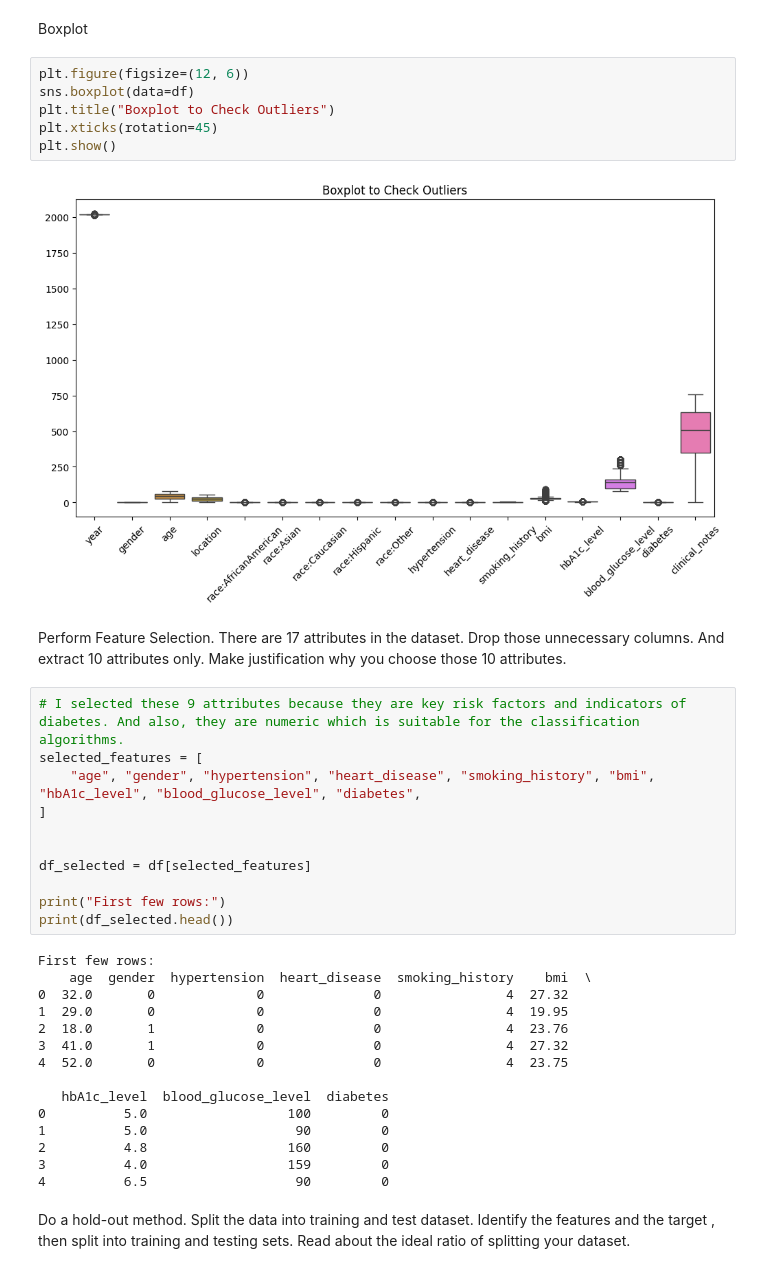
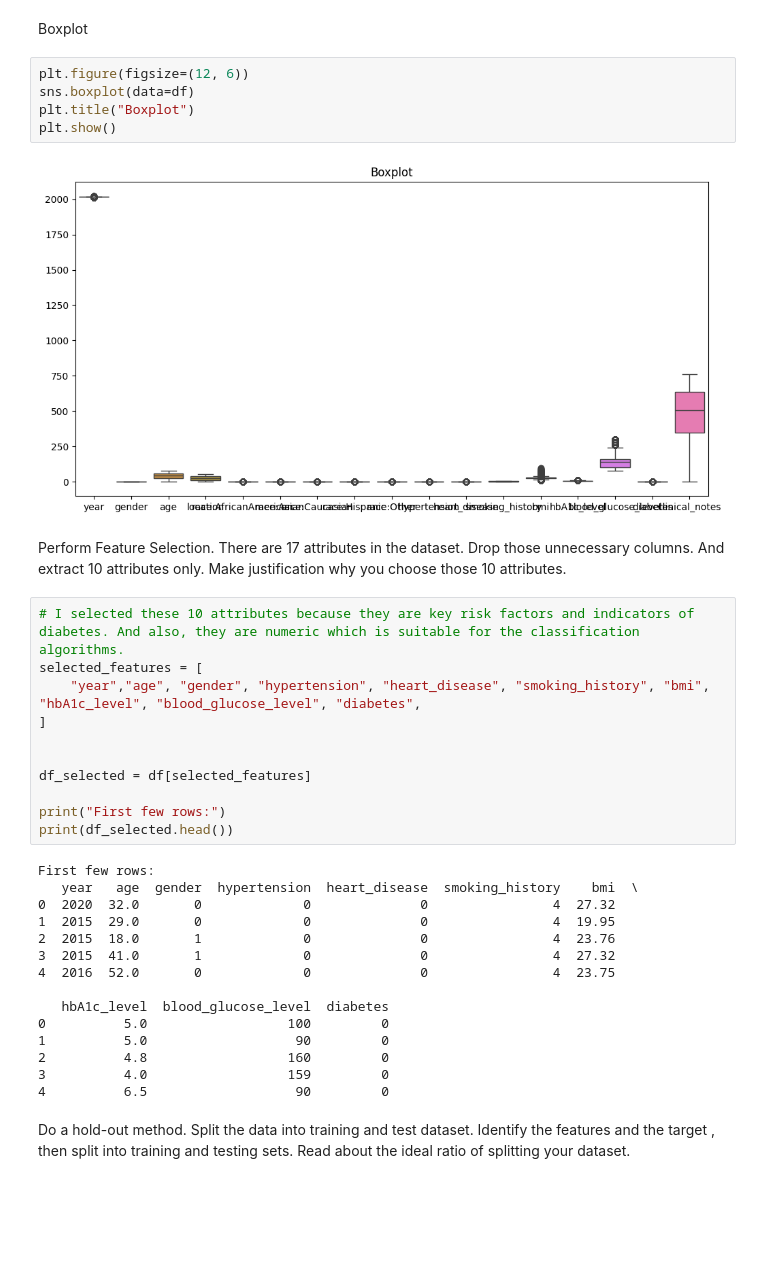
Before and after one commit to katsura919/elective2-repo, a Jupyter notebook: Practice - Oral/activity.ipynb, the cells around one changed output. Saved outputs shown, nothing was run; the diff lists cells and outputs as text; blank space fills up the shorter version.

```diff
--- a/Practice - Oral/activity.ipynb
+++ b/Practice - Oral/activity.ipynb
@@ -163,17 +162,16 @@ Boxplot
 # %%
 plt.figure(figsize=(12, 6))
 sns.boxplot(data=df)
-plt.title("Boxplot to Check Outliers")
-plt.xticks(rotation=45)
+plt.title("Boxplot")
 plt.show()
 # %% [output]
-[figure, old version]
+[figure, new version]
 # %% [markdown]
 Perform Feature Selection. There are 17 attributes in the dataset. Drop those unnecessary columns. And extract 10 attributes only. Make justification why you choose those 10 attributes.
 # %%
-# I selected these 9 attributes because they are key risk factors and indicators of diabetes. And also, they are numeric which is suitable for the classification algorithms.
+# I selected these 10 attributes because they are key risk factors and indicators of diabetes. And also, they are numeric which is suitable for the classification algorithms.
 selected_features = [
-    "age", "gender", "hypertension", "heart_disease", "smoking_history", "bmi", "hbA1c_level", "blood_glucose_level", "diabetes",
+    "year","age", "gender", "hypertension", "heart_disease", "smoking_history", "bmi", "hbA1c_level", "blood_glucose_level", "diabetes",
 ]
 
 
@@ -183,12 +181,12 @@ print("First few rows:")
 print(df_selected.head())
 # %% [output]
 First few rows:
-    age  gender  hypertension  heart_disease  smoking_history    bmi  \
-0  32.0       0             0              0                4  27.32
-1  29.0       0             0              0                4  19.95
-2  18.0       1             0              0                4  23.76
-3  41.0       1             0              0                4  27.32
-4  52.0       0             0              0                4  23.75
+   year   age  gender  hypertension  heart_disease  smoking_history    bmi  \
+0  2020  32.0       0             0              0                4  27.32
+1  2015  29.0       0             0              0                4  19.95
+2  2015  18.0       1             0              0                4  23.76
+3  2015  41.0       1             0              0                4  27.32
+4  2016  52.0       0             0              0                4  23.75
 
    hbA1c_level  blood_glucose_level  diabetes
 0          5.0                  100         0
```
Also changed, not shown: parts of 5 cells of this notebook.
